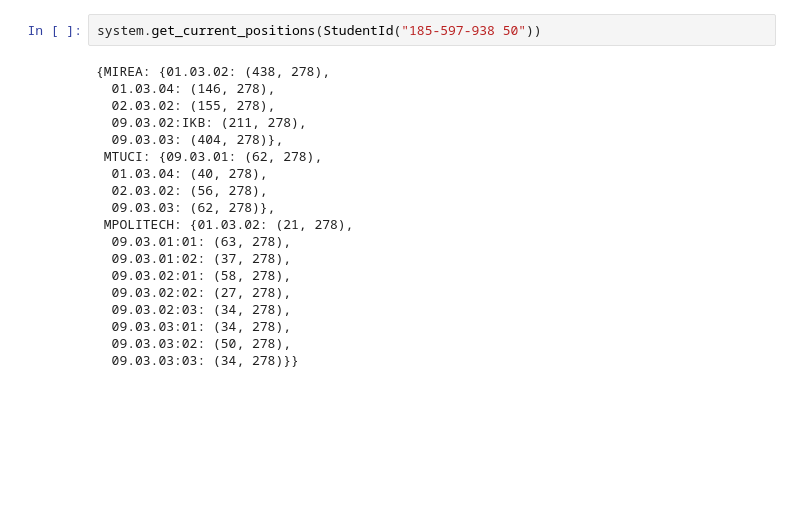
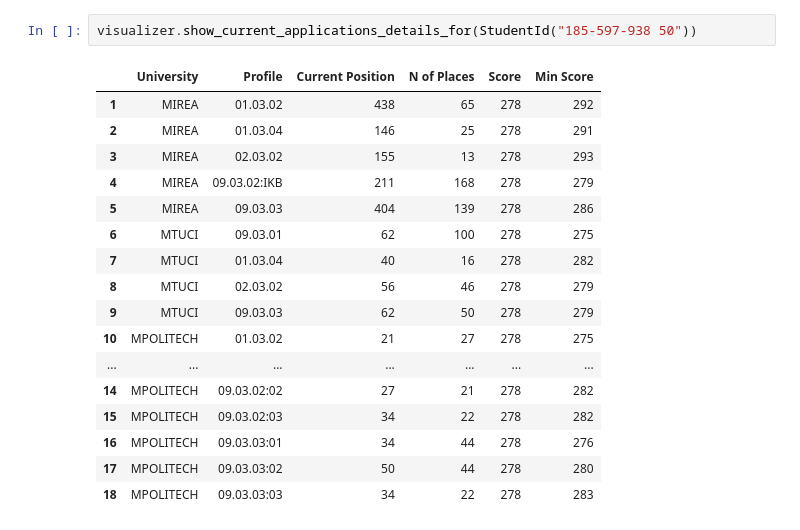
Before and after one commit to ValeriyKnyazhev/UniversityApplicationSystem, a Jupyter notebook: src/notebooks/Viewer.ipynb, the cells around one changed output. Saved outputs shown, nothing was run; the diff lists cells and outputs as text; blank space fills up the shorter version.

```diff
--- a/src/notebooks/Viewer.ipynb
+++ b/src/notebooks/Viewer.ipynb
@@ -127,21 +178,20 @@ system.get_current_min_scores()
 # %%
-system.get_current_positions(StudentId("185-597-938 50"))
+visualizer.show_current_applications_details_for(StudentId("185-597-938 50"))
 # %% [output]
-{MIREA: {01.03.02: (438, 278),
-  01.03.04: (146, 278),
-  02.03.02: (155, 278),
-  09.03.02:IKB: (211, 278),
-  09.03.03: (404, 278)},
- MTUCI: {09.03.01: (62, 278),
-  01.03.04: (40, 278),
-  02.03.02: (56, 278),
-  09.03.03: (62, 278)},
- MPOLITECH: {01.03.02: (21, 278),
-  09.03.01:01: (63, 278),
-  09.03.01:02: (37, 278),
-  09.03.02:01: (58, 278),
-  09.03.02:02: (27, 278),
-  09.03.02:03: (34, 278),
-  09.03.03:01: (34, 278),
-  09.03.03:02: (50, 278),
-  09.03.03:03: (34, 278)}}
+|  | University | Profile | Current Position | N of Places | Score | Min Score |
+| 1 | MIREA | 01.03.02 | 438 | 65 | 278 | 292 |
+| 2 | MIREA | 01.03.04 | 146 | 25 | 278 | 291 |
+| 3 | MIREA | 02.03.02 | 155 | 13 | 278 | 293 |
+| 4 | MIREA | 09.03.02:IKB | 211 | 168 | 278 | 279 |
+| 5 | MIREA | 09.03.03 | 404 | 139 | 278 | 286 |
+| 6 | MTUCI | 09.03.01 | 62 | 100 | 278 | 275 |
+| 7 | MTUCI | 01.03.04 | 40 | 16 | 278 | 282 |
+| 8 | MTUCI | 02.03.02 | 56 | 46 | 278 | 279 |
+| 9 | MTUCI | 09.03.03 | 62 | 50 | 278 | 279 |
+| 10 | MPOLITECH | 01.03.02 | 21 | 27 | 278 | 275 |
+| ... | ... | ... | ... | ... | ... | ... |
+| 14 | MPOLITECH | 09.03.02:02 | 27 | 21 | 278 | 282 |
+| 15 | MPOLITECH | 09.03.02:03 | 34 | 22 | 278 | 282 |
+| 16 | MPOLITECH | 09.03.03:01 | 34 | 44 | 278 | 276 |
+| 17 | MPOLITECH | 09.03.03:02 | 50 | 44 | 278 | 280 |
+| 18 | MPOLITECH | 09.03.03:03 | 34 | 22 | 278 | 283 |
```
Also changed, not shown: parts of 19 cells of this notebook, 7 other files.
